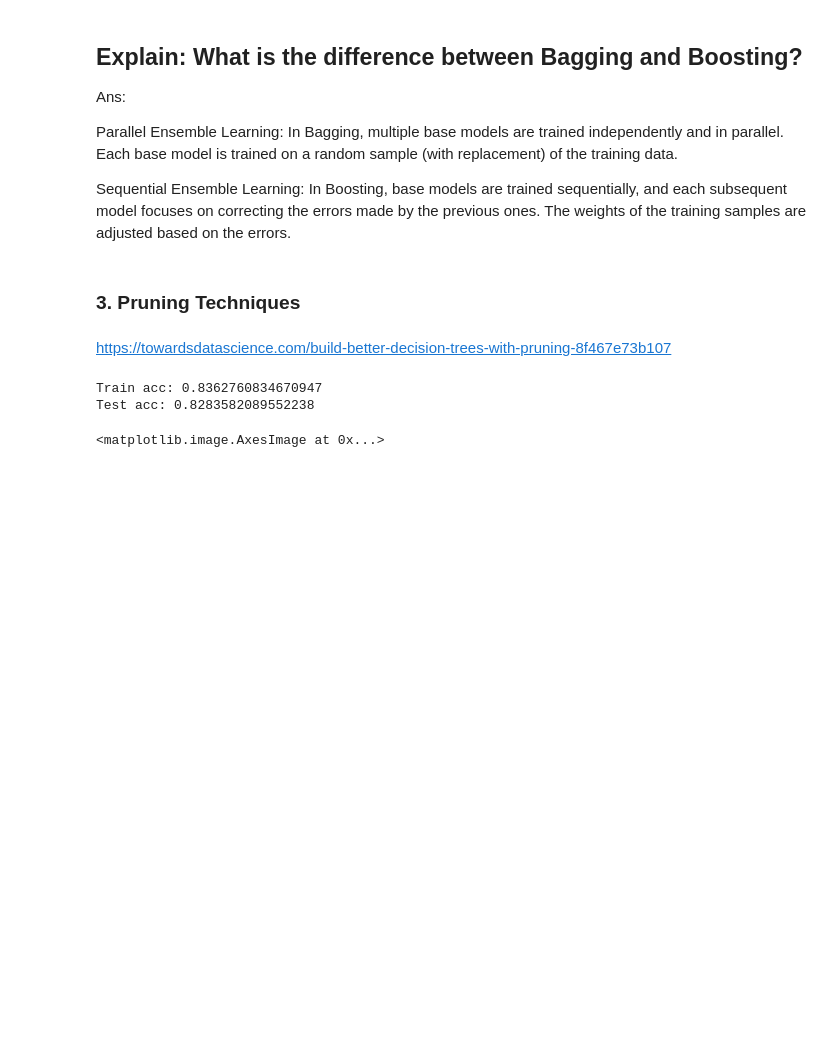
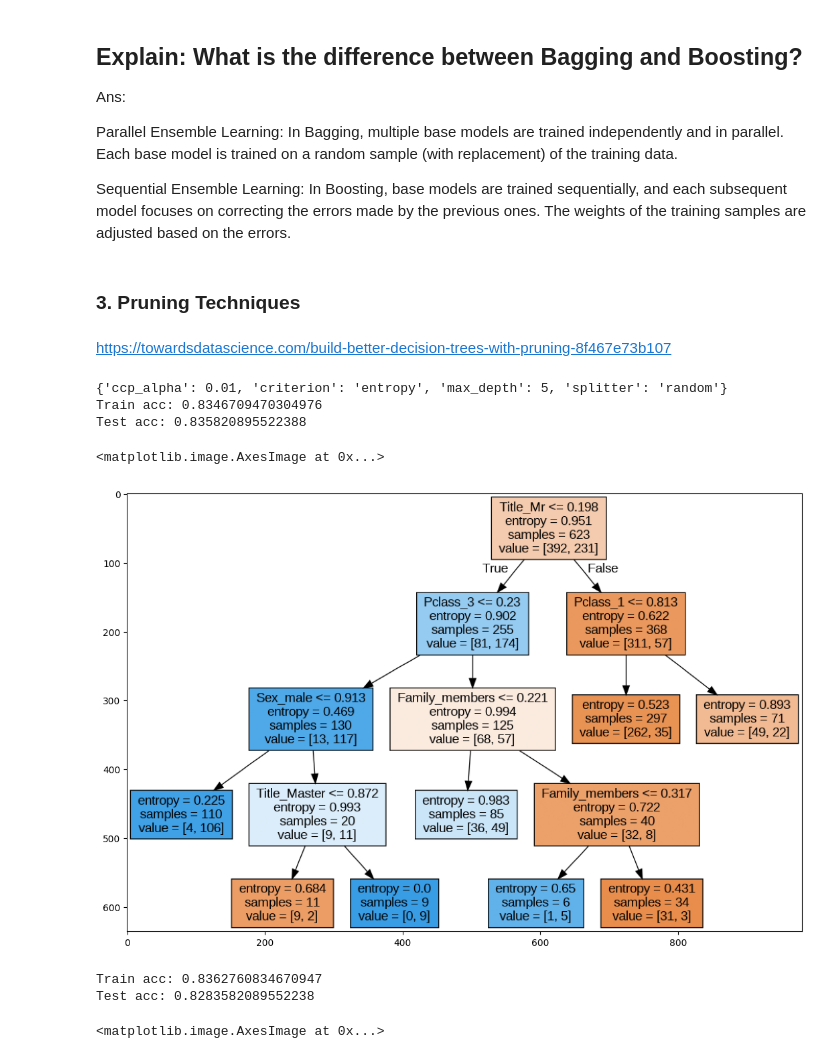
Before and after one commit to CodingCarnivore/Synapse_LP, a Jupyter notebook: Copy_of_SynapseLP_Task4.ipynb, the cells around one changed output. Drawn from its saved outputs; the diff is of its cells as text; code cells hidden in the pictures; blank space fills up the shorter version.

```diff
--- a/Copy_of_SynapseLP_Task4.ipynb
+++ b/Copy_of_SynapseLP_Task4.ipynb
@@ -433,4 +433,40 @@ Sequential Ensemble Learning: In Boosting, base models are trained sequentially,
 ### 3. Pruning Techniques
 # %% [markdown]
 https://towardsdatascience.com/build-better-decision-trees-with-pruning-8f467e73b107
+# %%
+#PREPRUNING
+from sklearn.metrics import make_scorer
+from sklearn.model_selection import ParameterGrid
+parameter={
+    'criterion':['gini','entropy','log_loss'],
+    'splitter':['best','random'],
+    'max_depth':[1,2,3,4,5,6],
+    'ccp_alpha':[0.0, 0.01, 0.1, 1.0]
+}
+cv=GridSearchCV(dt,param_grid=parameter,cv=3,n_jobs=4,scoring='accuracy')
+cv.fit(X_train,y_train)
+print(cv.best_params_)
+
+print(f'Train acc: {cv.score(X_train, y_train)}')
+print(f'Test acc: {cv.score(X_test, y_test)}')
+# %% [output]
+{'ccp_alpha': 0.01, 'criterion': 'entropy', 'max_depth': 5, 'splitter': 'random'}
+Train acc: 0.8346709470304976
+Test acc: 0.835820895522388
+# %%
+#plot a tree (image) similar to one created for decision tree (graphwiz) for the pruning technique
+from sklearn import tree
+import graphviz
+from IPython.display import Image
+
+# Export the pruned tree as DOT format
+pruned_tree = tree.export_graphviz(cv.best_estimator_, out_file='ptree.dot', feature_names=X_train.columns, max_depth=4, filled=True)
+
+!dot -Tpng ptree.dot -o ptree.png # to convert the file
+image = plt.imread('ptree.png')
+plt.figure(figsize=(13,13))
+plt.imshow(image)
+# %% [output]
+<matplotlib.image.AxesImage at 0x...>
+[figure, added]
 # %%
```
Also changed, not shown: parts of 4 cells of this notebook.
